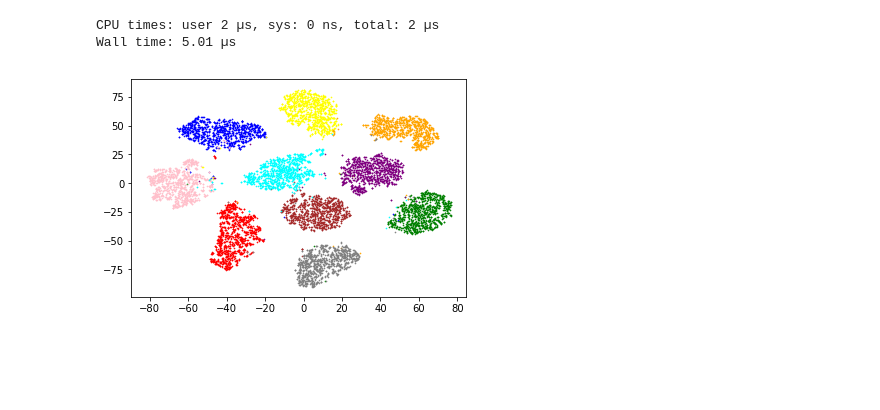
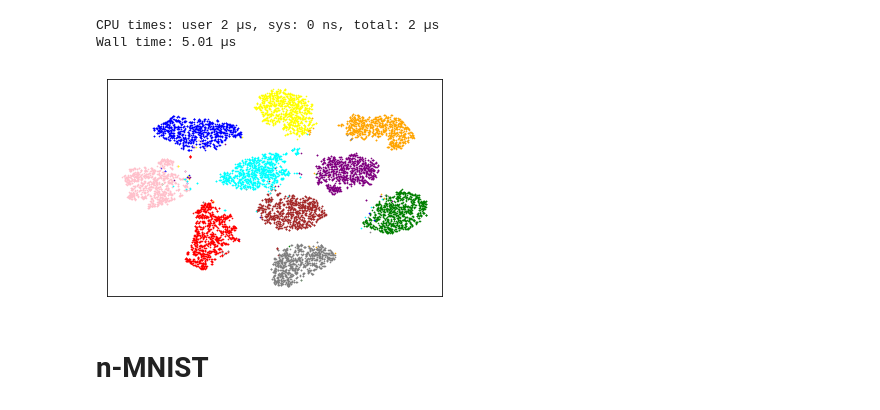
Before and after one commit to seb5666/cnn_gaussian_process_uncertainty, a Jupyter notebook: feature_visualisation.ipynb, the cells around one changed output. Drawn from its saved outputs; the diff is of its cells as text; code cells hidden in the pictures; blank space fills up the shorter version.

```diff
--- a/feature_visualisation.ipynb
+++ b/feature_visualisation.ipynb
@@ -23,12 +24,16 @@ X_test_embedded = np.load('data/X_test_2d_embedded.npy')
 # %%
 # colors= ['#12efff','#eee111','#eee00f','#e00fff','#123456','#abc222','#000000','#123fff','#1eff1f','#2edf4f','#2eaf9f','#22222f']
 colors = ['green', 'red', 'blue', 'yellow', 'brown', 'orange', 'grey', 'pink', 'purple', 'cyan']
 # cmap = matplotlib.cm.tab10
 cmap = ListedColormap(colors)
 for i, c in enumerate(cmap.colors):
     X = X_test_embedded[y_test == i]
-    plt.scatter(X[:,0], X[:,1], color=c, s=0.4, label=i)
-# plt.savefig("figs/embeddings_visualisation.png", bbox_inches='tight')
-# plt.legend()
+    plt.scatter(X[:,0], X[:,1], color=c, s=0.4)
+plt.savefig("figs/embeddings_visualisation.png", bbox_inches='tight')
+plt.xticks([])
+plt.yticks([])
+plt.legend()
 # %% [output]
-[figure, old version]
+[figure, new version]
+# %% [markdown]
+# n-MNIST
```
Also changed, not shown: parts of 6 cells of this notebook, 17 other files.
